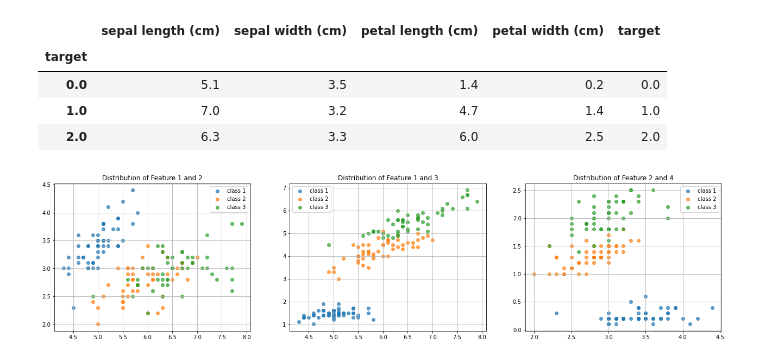
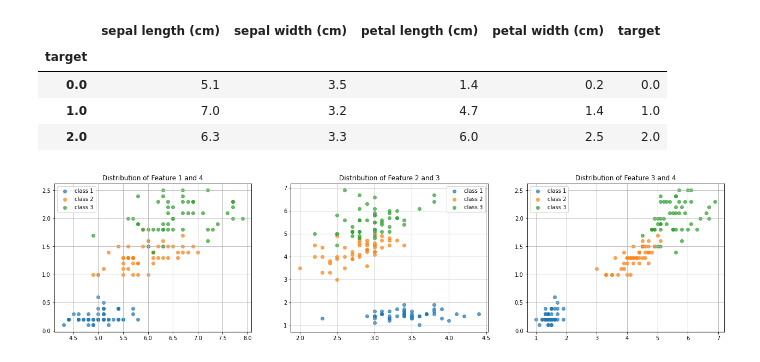
Before and after one commit to nahbos/AUT-Pattern-Recognition, a Jupyter notebook: Ex01_Q1_e.ipynb, the cells around one changed output. Drawn from its saved outputs; the diff is of its cells as text; code cells hidden in the pictures.

```diff
--- a/Ex01_Q1_e.ipynb
+++ b/Ex01_Q1_e.ipynb
@@ -48,12 +48,12 @@ classes.first()
 | 2.0 | 6.3 | 3.3 | 6.0 | 2.5 | 2.0 |
 # %%
 fig, ax = plt.subplots(1, 3, figsize=(22, 5))
-figs = [(1, 2), (1, 3), (2, 4)]
+figs = [(1, 4), (2, 3), (3, 4)]
 for i in range(3):
     for grp, pdf in classes:
         ax[i].scatter(pdf.iloc[:, figs[i][0] - 1], pdf.iloc[:, figs[i][1] - 1], alpha=0.7, label='class {}'.format((int(grp) + 1)))
         ax[i].legend()
         ax[i].grid()
         ax[i].set_title('Distribution of Feature {} and {}'.format(figs[i][0], figs[i][1]))
 # %% [output]
-[figure, old version]
+[figure, new version]
```
Also changed, not shown: parts of 2 cells of this notebook.
